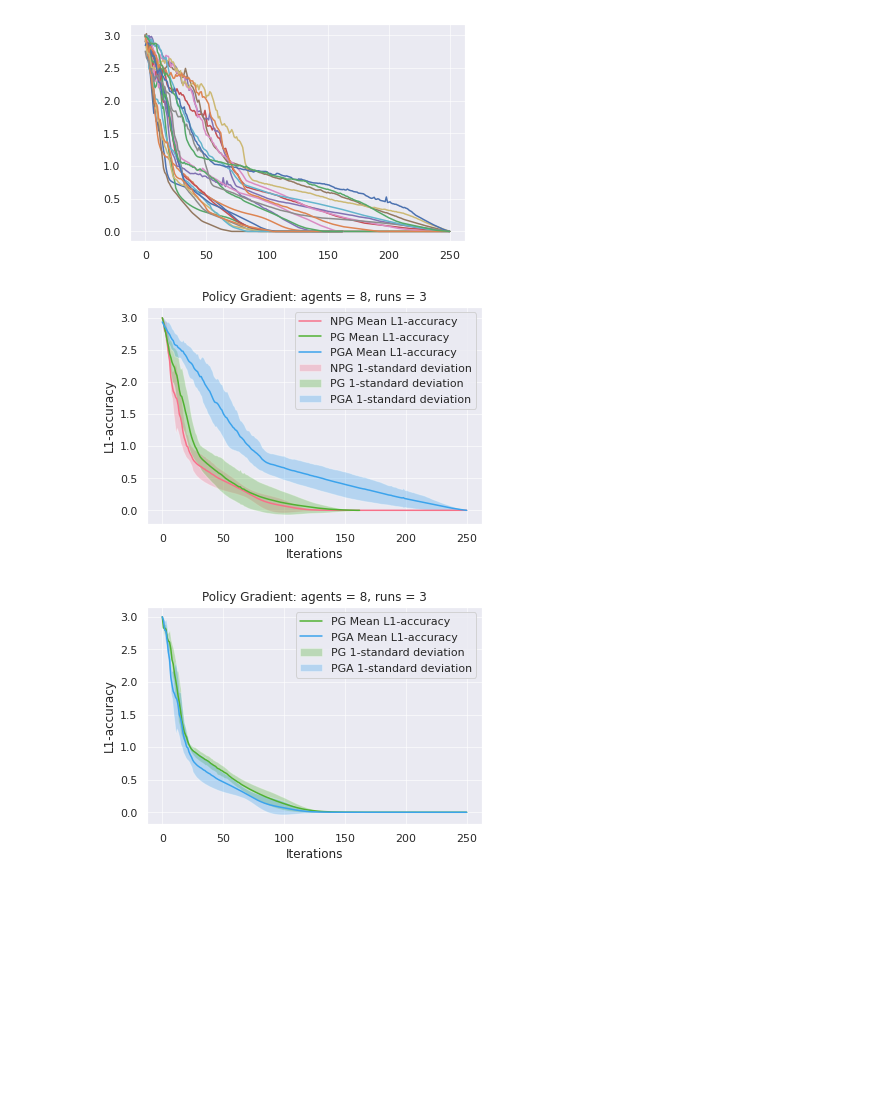
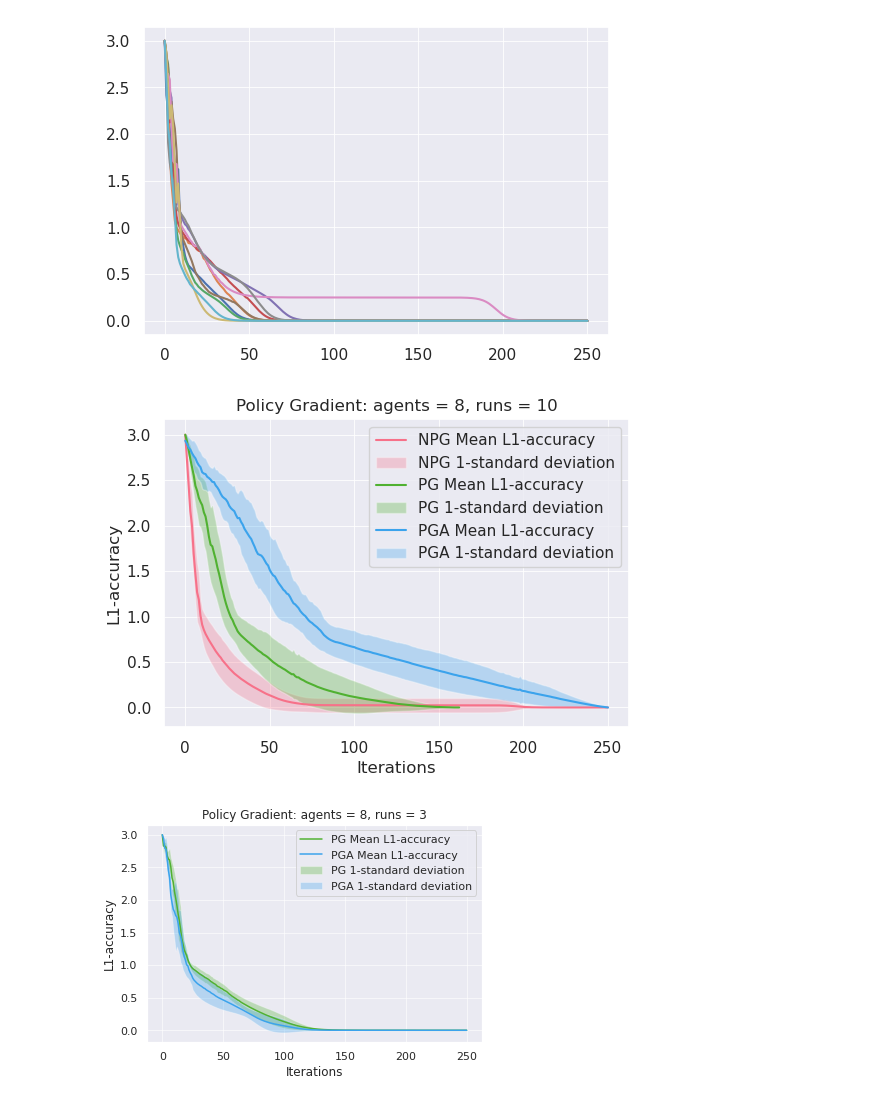
Before and after one commit to sundave1998/MPG_congestion, a Jupyter notebook: Untitled.ipynb, the cells around one changed output. Drawn from its saved outputs; the diff is of its cells as text; code cells hidden in the pictures; blank space fills up the shorter version.

```diff
--- a/Untitled.ipynb
+++ b/Untitled.ipynb
@@ -7,29 +7,36 @@ import statistics
 
 import seaborn as sns; sns.set()
 # %%
-NPG_plot_accuracies = np.load("NPG_Proposed_runs_01.npy")
+NPG_plot_accuracies = np.load("NPG_Proposed_runs_rate_g.npy")
 PG_plot_accuracies = np.load("PG_Ding_runs.npy")
 PGA_plot_accuracies = np.load("PGA_Leonardos_runs.npy")
+
+
+
+# plot_accuracies_01 = np.load("NPG_Proposed_runs_01.npy")
+
+
+# NPG_plot_accuracies[7:9] = plot_accuracies_01[0:2]
 # %%
 piters = list(range(NPG_plot_accuracies.shape[1]))
 
 fig2 = plt.figure(figsize=(6,4))
 for i in range(len(NPG_plot_accuracies)):
     plt.plot(piters, NPG_plot_accuracies[i])
-for i in range(len(PG_plot_accuracies)):
-    plt.plot(piters[:len(PG_plot_accuracies[i])], PG_plot_accuracies[i])
-for i in range(len(PGA_plot_accuracies)):
-    plt.plot(piters[:len(PGA_plot_accuracies[i])], PGA_plot_accuracies[i])
+# for i in range(len(PG_plot_accuracies)):
+#     plt.plot(piters[:len(PG_plot_accuracies[i])], PG_plot_accuracies[i])
+# for i in range(len(PGA_plot_accuracies)):
+#     plt.plot(piters[:len(PGA_plot_accuracies[i])], PGA_plot_accuracies[i])
 
 
 
-
+# plt.plot(piters, NPG_plot_accuracies[9])
 plt.grid(linewidth=0.6)
 # plt.gca().set(xlabel='Iterations',ylabel='L1-accuracy', title='Policy Gradient: agents = {}, runs = {}, $\eta$ = {}'.format(N, runs,eta))
 plt.show()
 # fig2.savefig('individual_runs_n{}.png'.format(N),bbox_inches='tight')
 # %% [output]
-[figure, old version]
+[figure, new version]
 # %%
 
 clrs = sns.color_palette("husl", 3)
@@ -61,7 +68,7 @@ plt.gca().set(xlabel='Iterations',ylabel='L1-accuracy', title='Policy Gradient:
 plt.show()
 fig1.savefig('Compare_avg_runs_n{}.png'.format(8),bbox_inches='tight')
 # %% [output]
-[figure, old version]
+[figure, new version]
 # %%
 plot_accuracies_002 = np.load("NPG_Proposed_runs_02.npy")
 plot_accuracies_005 = np.load("NPG_Proposed_runs_007.npy")
```
Also changed, not shown: 10 other files.
